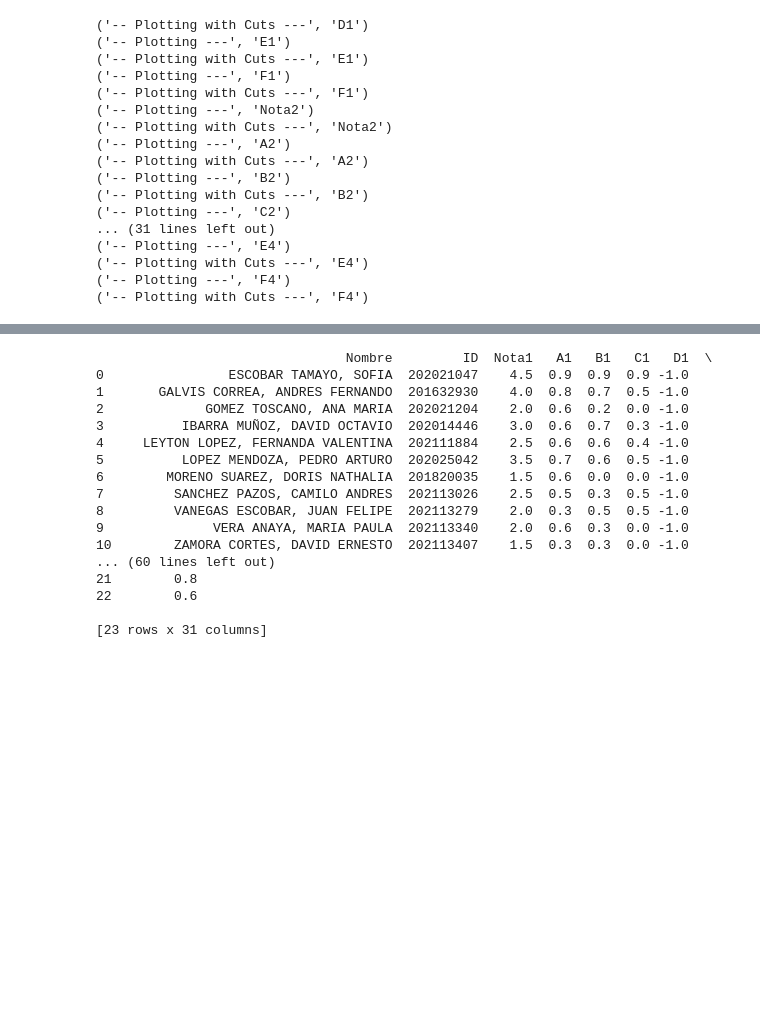
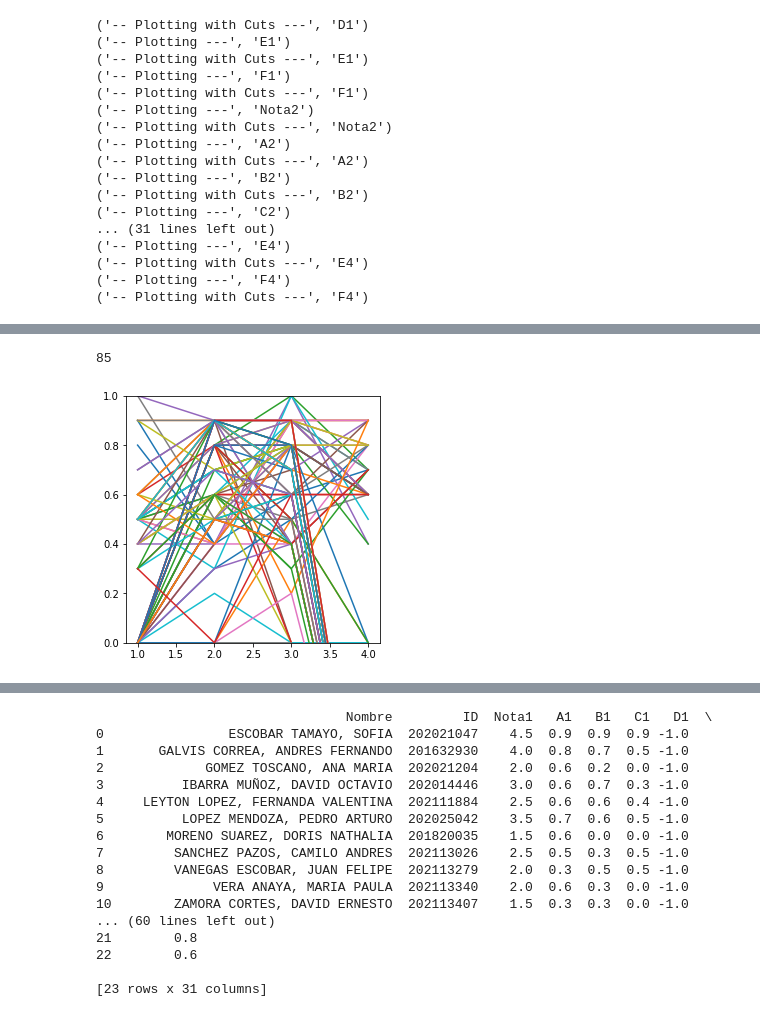
Before and after one commit to asegura4488/RutaControl2021, a Jupyter notebook: Analysis_Fisica1.ipynb, the cells around one changed output, grey strips where cells are left out. Drawn from its saved outputs; the diff is of its cells as text; code cells hidden in the pictures; blank space fills up the shorter version.

```diff
--- a/Analysis_Fisica1.ipynb
+++ b/Analysis_Fisica1.ipynb
@@ -438,0 +456,38 @@ for i in range(2,length):
+# %%
+NewFrame = DFrameArray[4].filter(items=['ID','C1','C2','C3','C4'])
+
+#NewFrame = NewFrame[NewFrame['B3'] < 0.5]
+
+length = len(NewFrame.iloc[0,:])
+
+students = len(NewFrame.iloc[:,0])
+
+print(students)
+
+NumNota = []
+Nota = []
+
+fig = plt.figure(figsize=(10,10))
+ax1 = fig.add_subplot(2,2,1)
+
+for i in range(students):
+
+    #if i != 15:
+    #    continue
+
+    NumNota = []
+    Nota = []
+
+    for j in range(1,length):
+        NumNota.append(j)
+        Nota.append(NewFrame.iloc[i,j])
+
+
+    ax1.plot(NumNota,Nota,label=NewFrame.iloc[i,0])
+    #ax1.legend(loc=0)
+    ax1.set_ylim(0.,1.)
+
+plt.show()
+# %% [output]
+85
+[figure, added]
```
Also changed, not shown: parts of 9 cells of this notebook, 1 other file.
